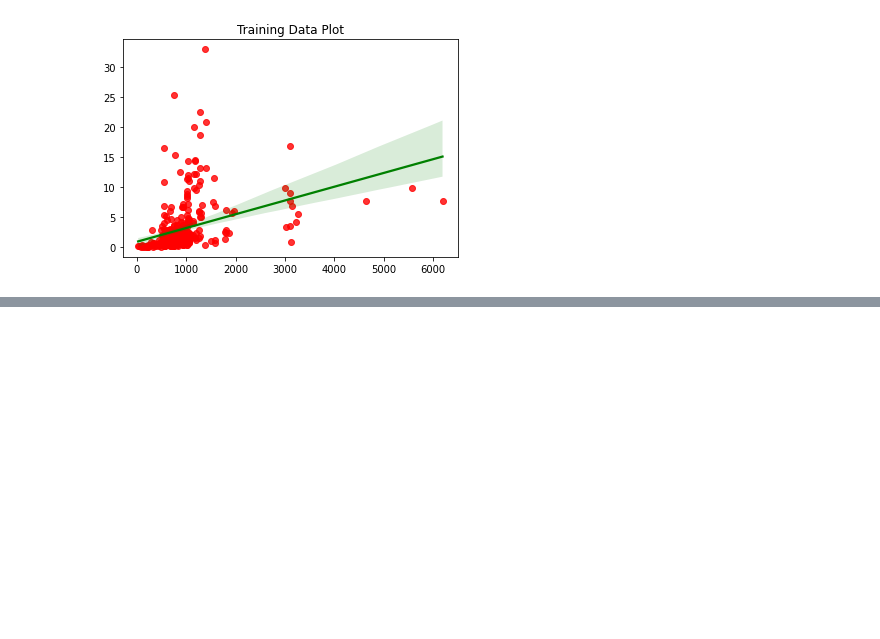
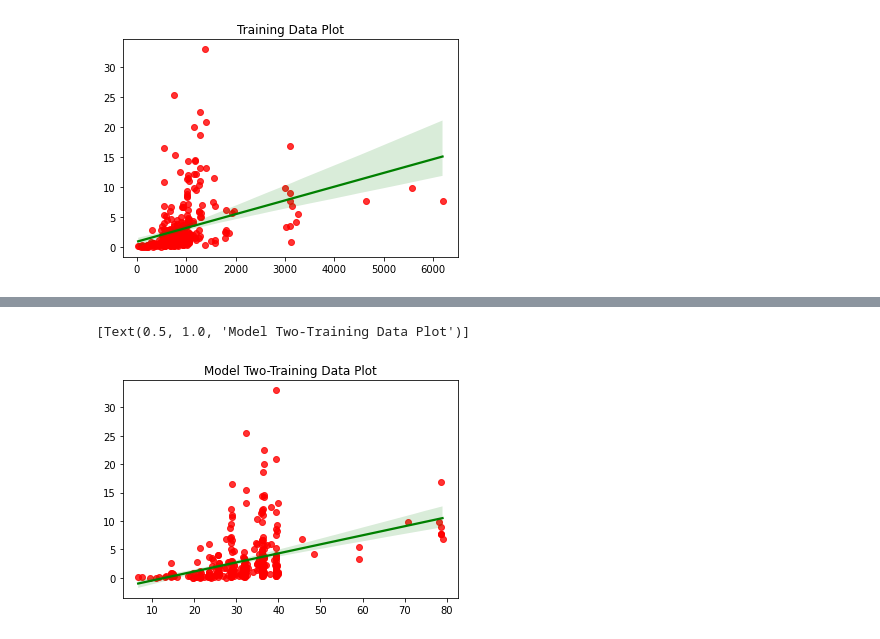
Before and after one commit to Nagmashaik123/Legal-SA, a Jupyter notebook: ShaikAssignment1.ipynb, the cells around one changed output, grey strips where cells are left out. Saved outputs shown, nothing was run; the diff lists cells and outputs as text; code cells hidden in the pictures; blank space fills up the shorter version.

```diff
--- a/ShaikAssignment1.ipynb
+++ b/ShaikAssignment1.ipynb
@@ -232,0 +334,3 @@ It is evident that the values are very approximate to the linear line, which ver
+# %%
+Linear_model = LinearRegression()
+Linear_model.fit(train_data_width,train_data_price)
@@ -232,0 +388,5 @@ It is evident that the values are very approximate to the linear line, which ver
+# %%
+sns.regplot(train_data_width, train_data_price, scatter_kws={"color": "red"}, line_kws={"color": "green"}).set(title='Model Two-Training Data Plot')
+# %% [output]
+[Text(0.5, 1.0, 'Model Two-Training Data Plot')]
+[figure, added]
```
Also changed, not shown: parts of 23 cells of this notebook.
